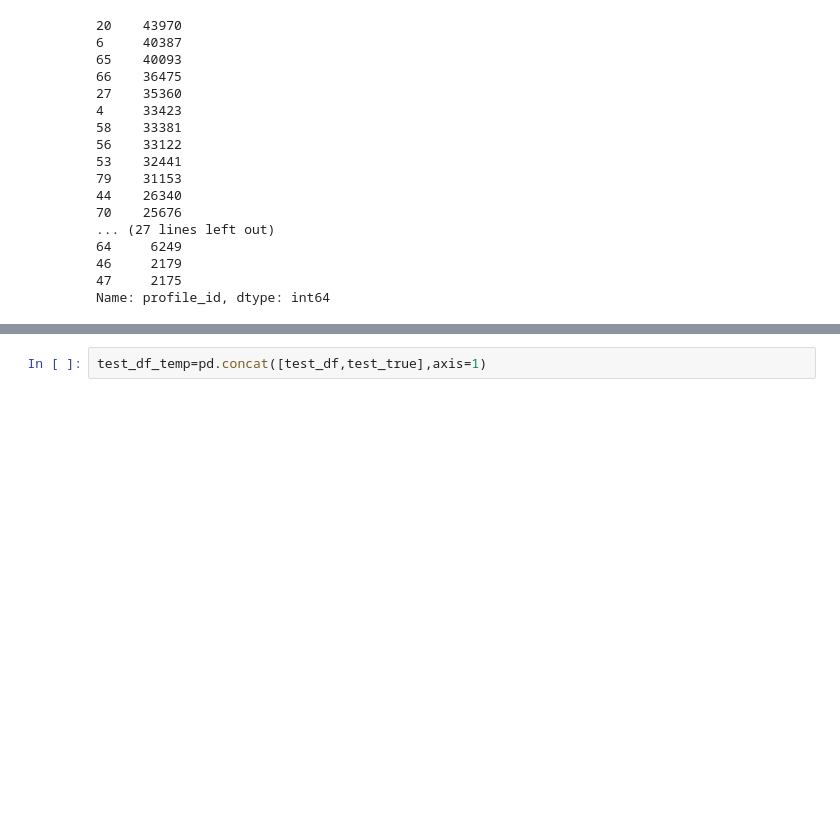
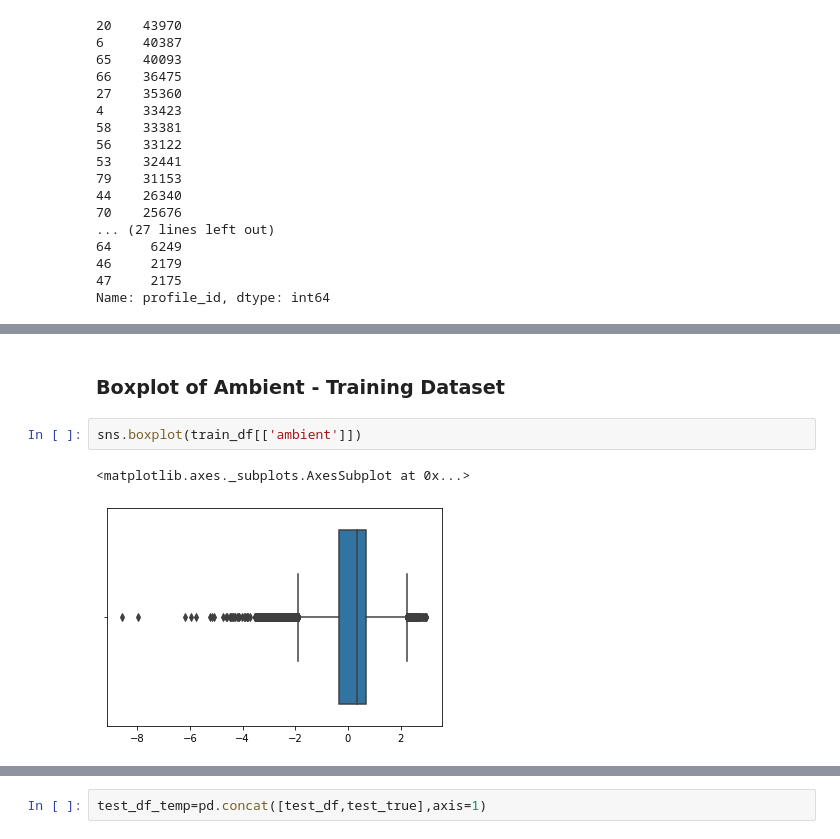
Before and after one commit to Sujeeth-Shetty/hackathon-projects, a Jupyter notebook: odsc-hackathon/ev-optimization.ipynb, the cells around one changed output, grey strips where cells are left out. Cells and saved outputs as stored; diff of their text form; blank space fills up the shorter version.

```diff
--- a/odsc-hackathon/ev-optimization.ipynb
+++ b/odsc-hackathon/ev-optimization.ipynb
@@ -79,0 +131,7 @@ Name: profile_id, dtype: int64
+# %% [markdown]
+### Boxplot of Ambient - Training Dataset
+# %%
+sns.boxplot(train_df[['ambient']])
+# %% [output]
+<matplotlib.axes._subplots.AxesSubplot at 0x...>
+[figure, added]
```
Also changed, not shown: parts of 37 cells of this notebook.
